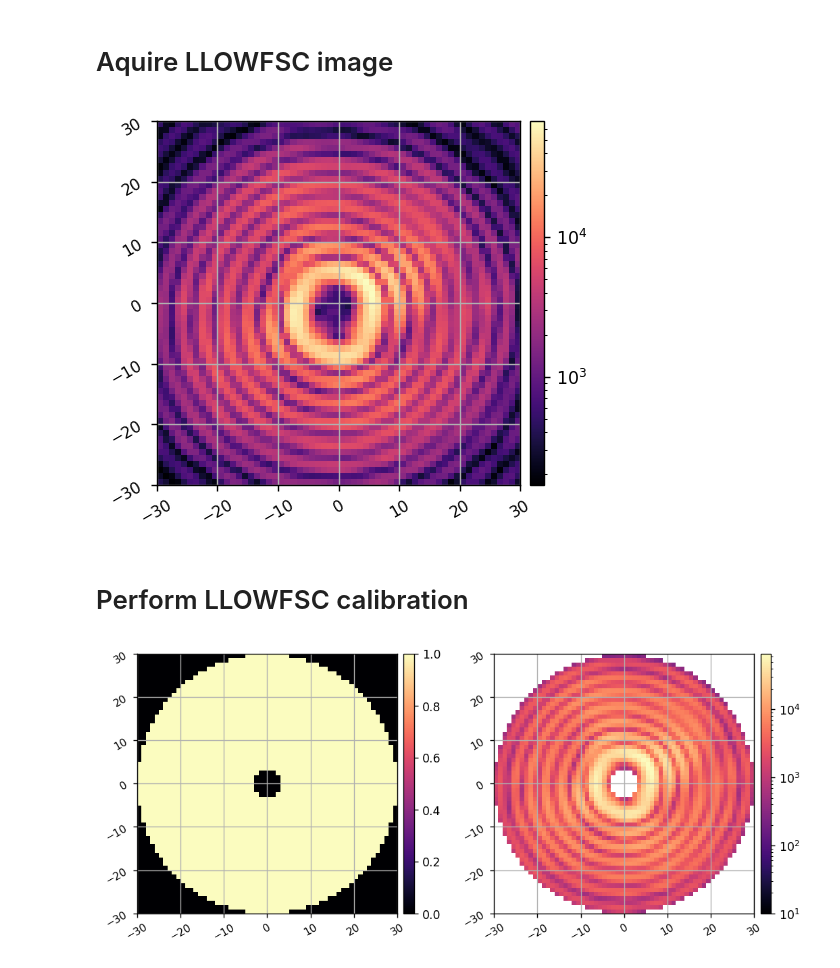
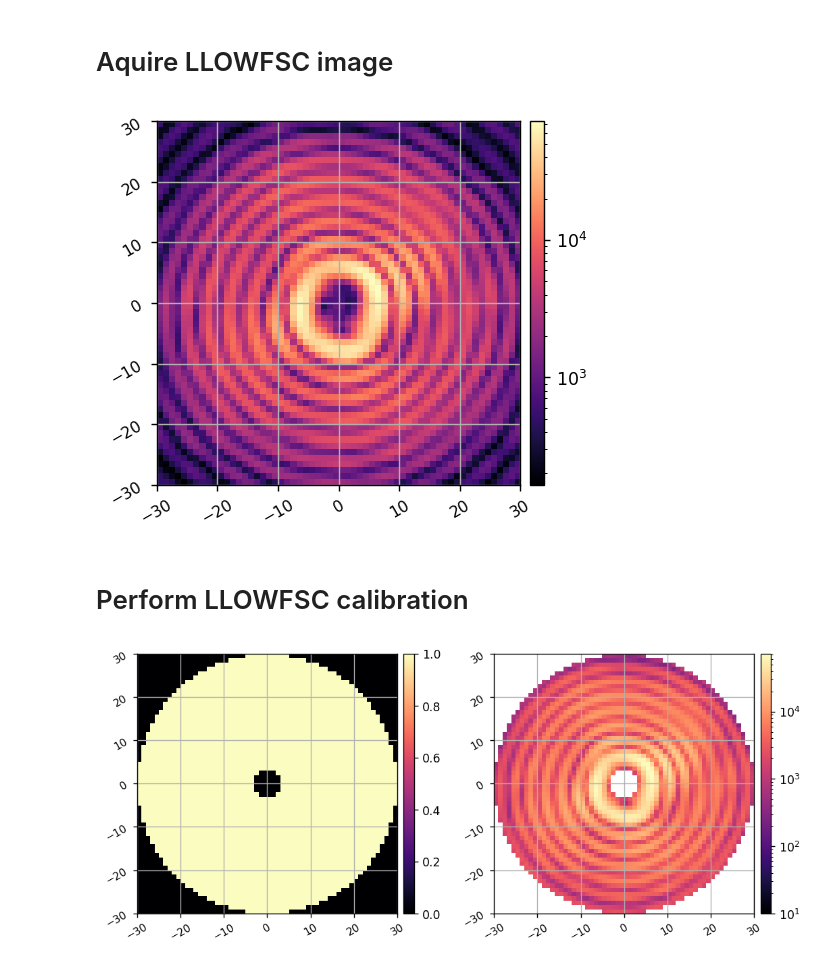
Before and after one commit to kian1377/scoob-exps, a Jupyter notebook: run_llowfsc_hadamard_update.ipynb, the cells around one changed output. Saved outputs shown, nothing was run; the diff lists cells and outputs as text; code cells hidden in the pictures.

```diff
--- a/run_llowfsc_hadamard_update.ipynb
+++ b/run_llowfsc_hadamard_update.ipynb
@@ -64,24 +69,24 @@ imshow1(dh_channel.grab_latest())
 # %% [markdown]
 # Aquire LLOWFSC image
 # %%
-I.x_shift_locam = -1
-I.y_shift_locam = 7
+I.x_shift_locam = 0
+I.y_shift_locam = 8
 I.NLOCAM = 100
 
 I.ref_locam_params = {
     'atten':0,
     'texp':0.0001
 }
 
 I.att = 0
 I.texp_locam = 0.0001
 I.return_ni_locam = True
 I.subtract_dark_locam = False
 
 ref_im = I.snap_locam()
 imshow1(ref_im, grid=True, pxscl=1, lognorm=True)
 # %% [output]
-[figure, old version]
+[figure, new version]
 # %%
 locam_ref_0_channel.write(ref_im)
 # %% [markdown]
@@ -93,7 +98,7 @@ control_mask = ensure_np_array(lina.utils.create_annular_focal_plane_mask(I.nloc
 # control_mask = xp.ones((M.nlocam, M.nlocam)).astype(bool)
 imshow2(control_mask, ref_im * control_mask, grid=True, pxscl=1, lognorm2=True, vmin2=1e1)
 # %% [output]
-[figure, old version]
+[figure, new version]
 # %%
 had_modes = ensure_np_array(lina.utils.create_hadamard_modes(xp.array(I.dm_mask)))
 had_modal_matrix = had_modes.reshape(had_modes.shape[0], -1)
```
Also changed, not shown: parts of 7 cells of this notebook, 1 other file.
